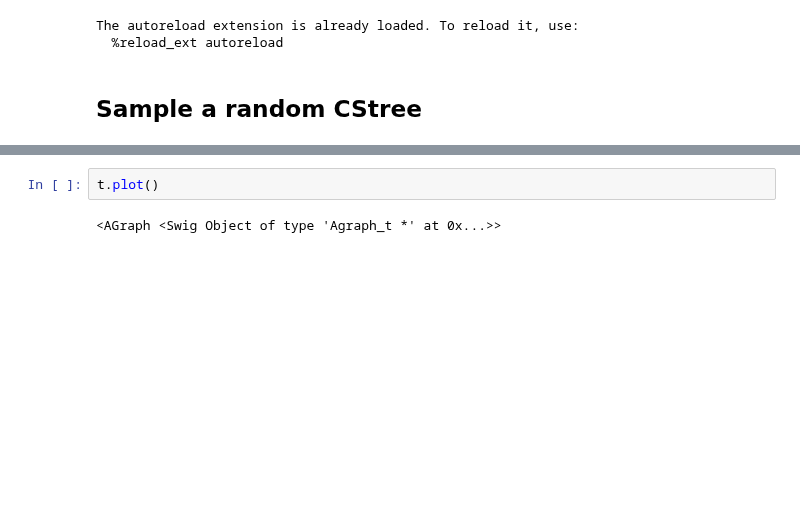
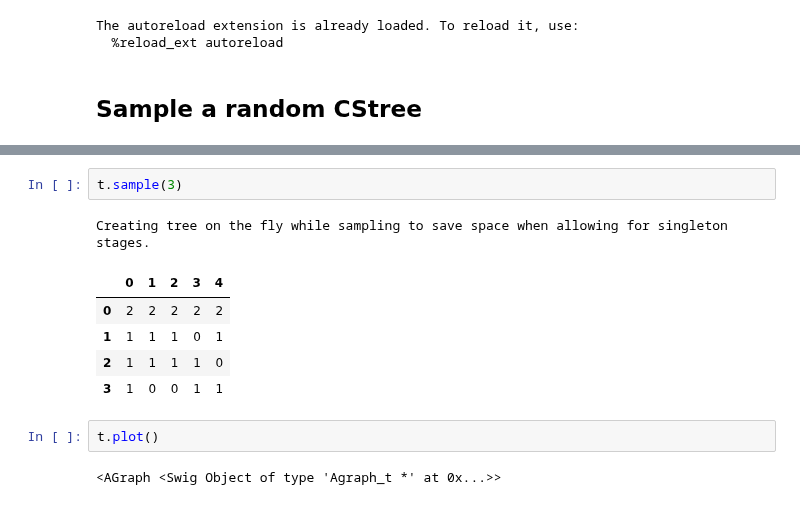
Before and after one commit to felixleopoldo/cstrees, a Jupyter notebook: src/learn_demo_gibbs.ipynb, the cells around one changed output, grey strips where cells are left out. Saved outputs shown, nothing was run; the diff lists cells and outputs as text; blank space fills up the shorter version.

```diff
--- a/src/learn_demo_gibbs.ipynb
+++ b/src/learn_demo_gibbs.ipynb
@@ -43,3 +58,12 @@ sample cstree params
+# %%
+t.sample(3)
+# %% [output]
+Creating tree on the fly while sampling to save space when allowing for singleton stages.
+|  | 0 | 1 | 2 | 3 | 4 |
+| 0 | 2 | 2 | 2 | 2 | 2 |
+| 1 | 1 | 1 | 1 | 0 | 1 |
+| 2 | 1 | 1 | 1 | 1 | 0 |
+| 3 | 1 | 0 | 0 | 1 | 1 |
 # %%
 t.plot()
 # %% [output]
```
Also changed, not shown: parts of 19 cells of this notebook, 3 other files.
